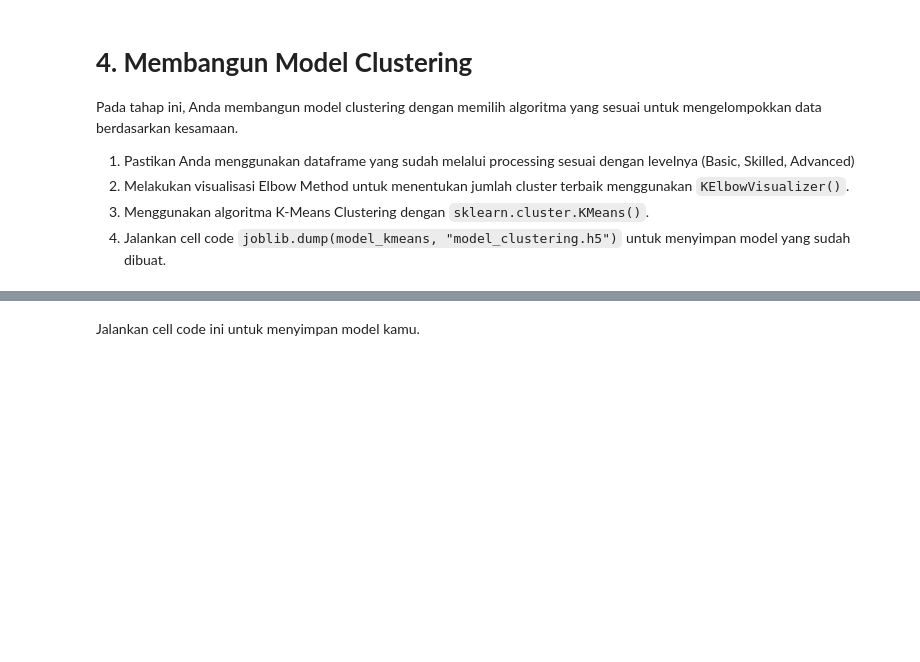
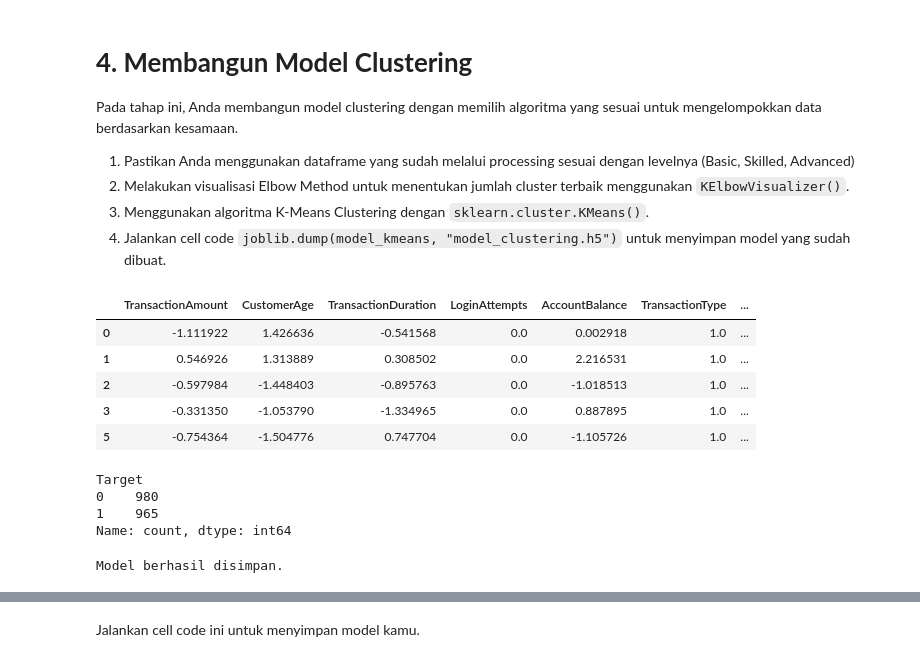
Before and after one commit to muchammadwr/bank-segmentation-customers, a Jupyter notebook: [Clustering]_Submission_Akhir_BMLP_MuchammadWildanAlkautsar.ipynb, the cells around one changed output, grey strips where cells are left out. Saved outputs shown, nothing was run; the diff lists cells and outputs as text; code cells hidden in the pictures; blank space fills up the shorter version.

Commit message:
model

```diff
--- a/[Clustering]_Submission_Akhir_BMLP_MuchammadWildanAlkautsar.ipynb
+++ b/[Clustering]_Submission_Akhir_BMLP_MuchammadWildanAlkautsar.ipynb
@@ -474,18 +474,18 @@ df.describe()
 # %% [markdown]
 ![image.png](embedded-picture-1)
 # %%
-# Melakukan feature scaling menggunakan StandardScaler() untuk fitur numerik.
-# Pastikan kamu menggunakan function head setelah melalukan scaling.
+# # Melakukan feature scaling menggunakan StandardScaler() untuk fitur numerik.
+# # Pastikan kamu menggunakan function head setelah melalukan scaling.
 
-### MULAI CODE ###
+# ### MULAI CODE ###
 
-# Buat (instantiate) StandardScaler
-scaler = StandardScaler()
+# # Buat (instantiate) StandardScaler
+# scaler = StandardScaler()
 
-# Terapkan (fit) scaler ke data dan sekaligus ubah (transform) data tersebut
-df[numerical_cols] = scaler.fit_transform(df[numerical_cols])
+# # Terapkan (fit) scaler ke data dan sekaligus ubah (transform) data tersebut
+# df[numerical_cols] = scaler.fit_transform(df[numerical_cols])
 
-# Tampilkan 5 baris pertama untuk memverifikasi hasil scaling
-df.head()
+# # Tampilkan 5 baris pertama untuk memverifikasi hasil scaling
+# df.head()
 
-### SELESAI CODE ###
+# ### SELESAI CODE ###
@@ -588,11 +579,12 @@ numerical_pipeline = Pipeline(
     ]
 )
 # %%
+# ColumnTransformer menggunakan numerical_pipeline
 clustering_preprocessor = ColumnTransformer(
     transformers=[
         (
             "numerical",
-            StandardScaler(),
+            numerical_pipeline,
             numerical_columns,
         ),
         (
@@ -602,6 +594,7 @@ clustering_preprocessor = ColumnTransformer(
         ),
     ],
     remainder="drop",
+    verbose_feature_names_out=False,
 )
 # %% [markdown]
 # **4. Membangun Model Clustering**
@@ -612,0 +623,51 @@ Pada tahap ini, Anda membangun model clustering dengan memilih algoritma yang se
+# %%
+# Mengambil preprocessor dari pipeline yang sudah di-fit
+fitted_preprocessor = clustering_pipeline.named_steps["preprocessor"]
+
+# Melakukan transformasi
+X_transformed = fitted_preprocessor.transform(X_cluster)
+
+# Mengambil nama kolom hasil transformasi
+transformed_columns = fitted_preprocessor.get_feature_names_out()
+
+# Mengubah hasil menjadi DataFrame
+X_transformed_df = pd.DataFrame(
+    X_transformed,
+    columns=transformed_columns,
+    index=X_cluster.index,
+)
+
+X_transformed_df.head()
+# %% [output]
+|  | TransactionAmount | CustomerAge | TransactionDuration | LoginAttempts | AccountBalance | TransactionType | ... |
+| 0 | -1.111922 | 1.426636 | -0.541568 | 0.0 | 0.002918 | 1.0 | ... |
+| 1 | 0.546926 | 1.313889 | 0.308502 | 0.0 | 2.216531 | 1.0 | ... |
+| 2 | -0.597984 | -1.448403 | -0.895763 | 0.0 | -1.018513 | 1.0 | ... |
+| 3 | -0.331350 | -1.053790 | -1.334965 | 0.0 | 0.887895 | 1.0 | ... |
+| 5 | -0.754364 | -1.504776 | 0.747704 | 0.0 | -1.105726 | 1.0 | ... |
+# %%
+df["Target"] = clustering_pipeline.fit_predict(X_cluster)
+
+print(df["Target"].value_counts())
+# %% [output]
+Target
+0    980
+1    965
+Name: count, dtype: int64
+# %%
+clustering_bundle = {
+    "pipeline": clustering_pipeline,
+    "encoders": encoders,
+    "feature_columns": feature_columns,
+    "numerical_columns": numerical_columns,
+    "categorical_columns": categorical_columns,
+}
+
+joblib.dump(
+    clustering_bundle,
+    "clustering_bundle.joblib",
+)
+
+print("Model berhasil disimpan.")
+# %% [output]
+Model berhasil disimpan.
```
Also changed, not shown: parts of 31 cells of this notebook.
